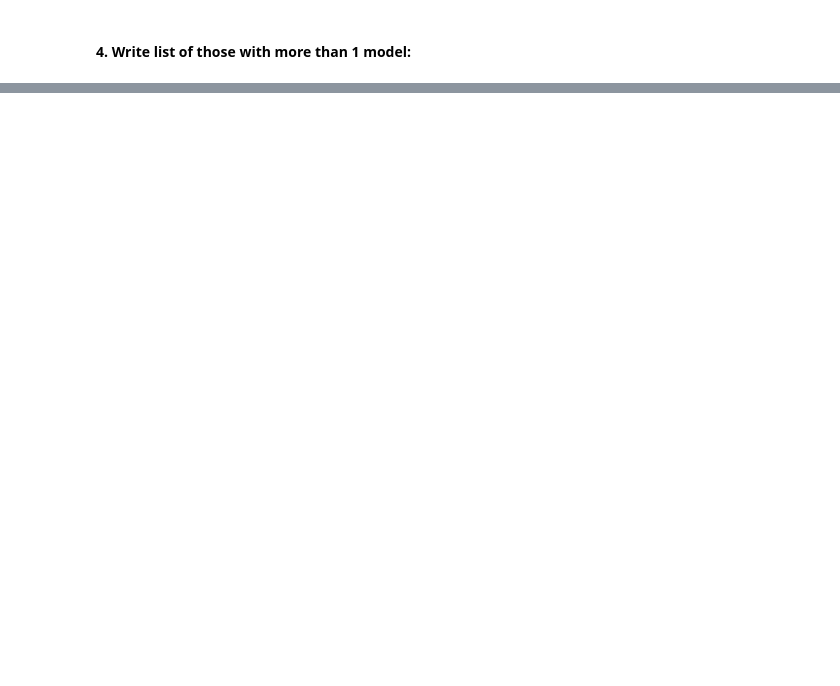
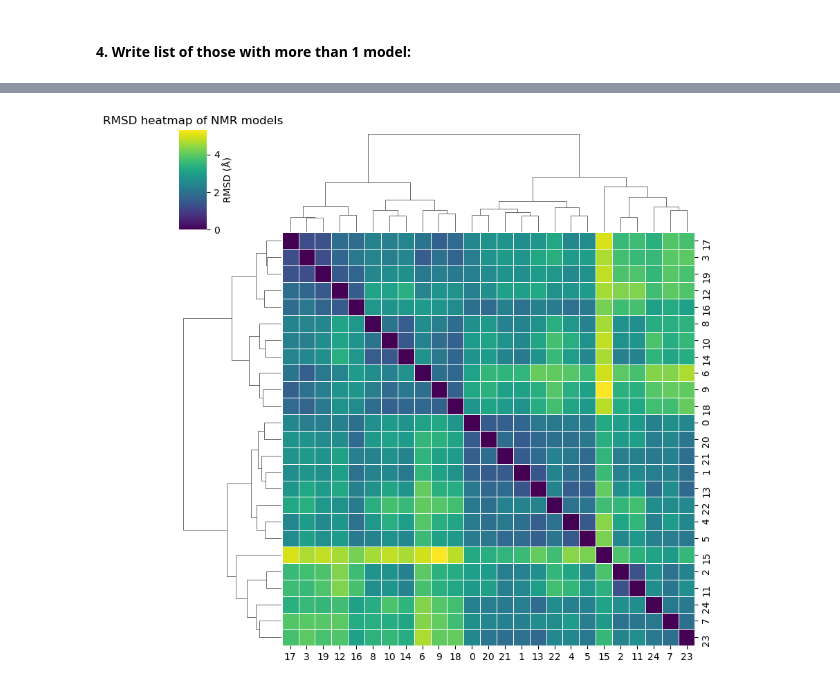
Before and after one commit to zibaee-2021/DJ_int_proj, a Jupyter notebook: notebooks/nmr_pdb.ipynb, the cells around one changed output, grey strips where cells are left out. Cells and saved outputs as stored; diff of their text form; code cells hidden in the pictures; blank space fills up the shorter version.

```diff
--- a/notebooks/nmr_pdb.ipynb
+++ b/notebooks/nmr_pdb.ipynb
@@ -165,0 +253,16 @@ Saved 1426 homomeric pdbid_chains with >1 unique model to '../data/NMR/multimode
+# %%
+import seaborn as sns
+
+sns.clustermap(
+    rmsd_matrix,
+    row_linkage=linkage_matrix,
+    col_linkage=linkage_matrix,
+    cmap="viridis",
+    linewidths=0.5,
+    figsize=(8,8),
+    cbar_kws={'label': 'RMSD (Å)'}
+)
+plt.title("RMSD heatmap of NMR models")
+plt.show()
+# %% [output]
+[figure, added]
```
Also changed, not shown: parts of 8 cells of this notebook.
